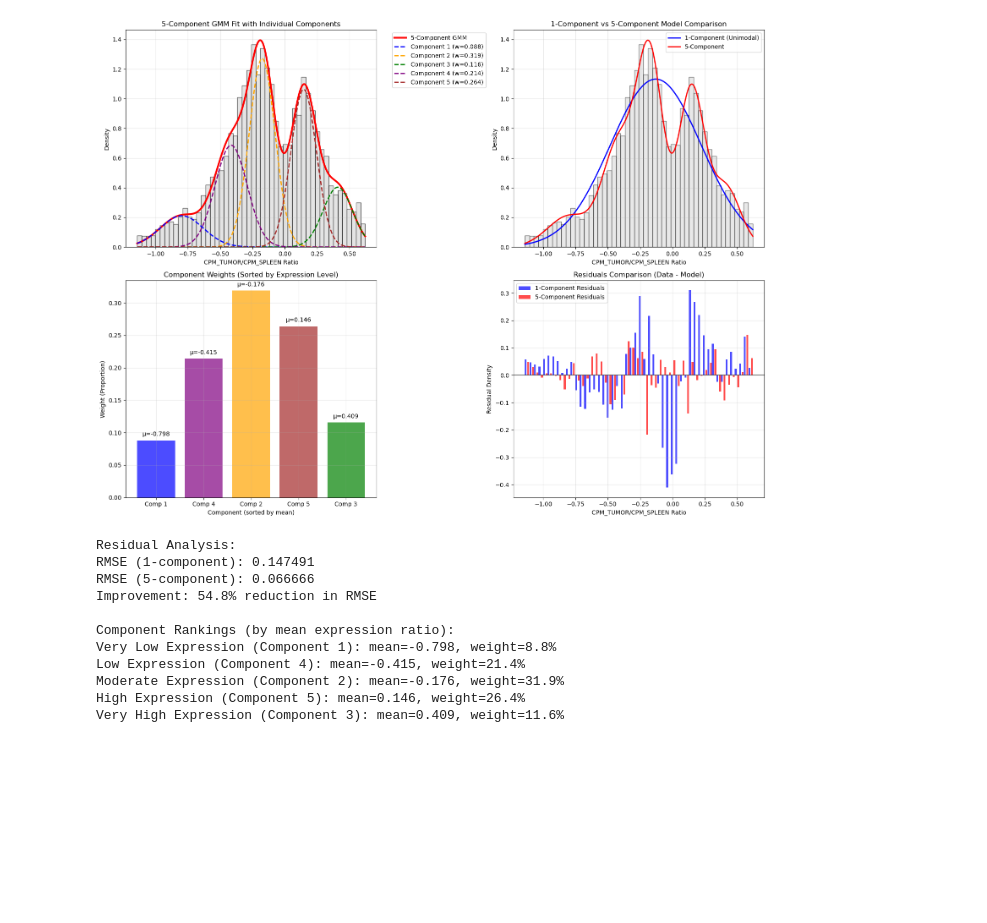
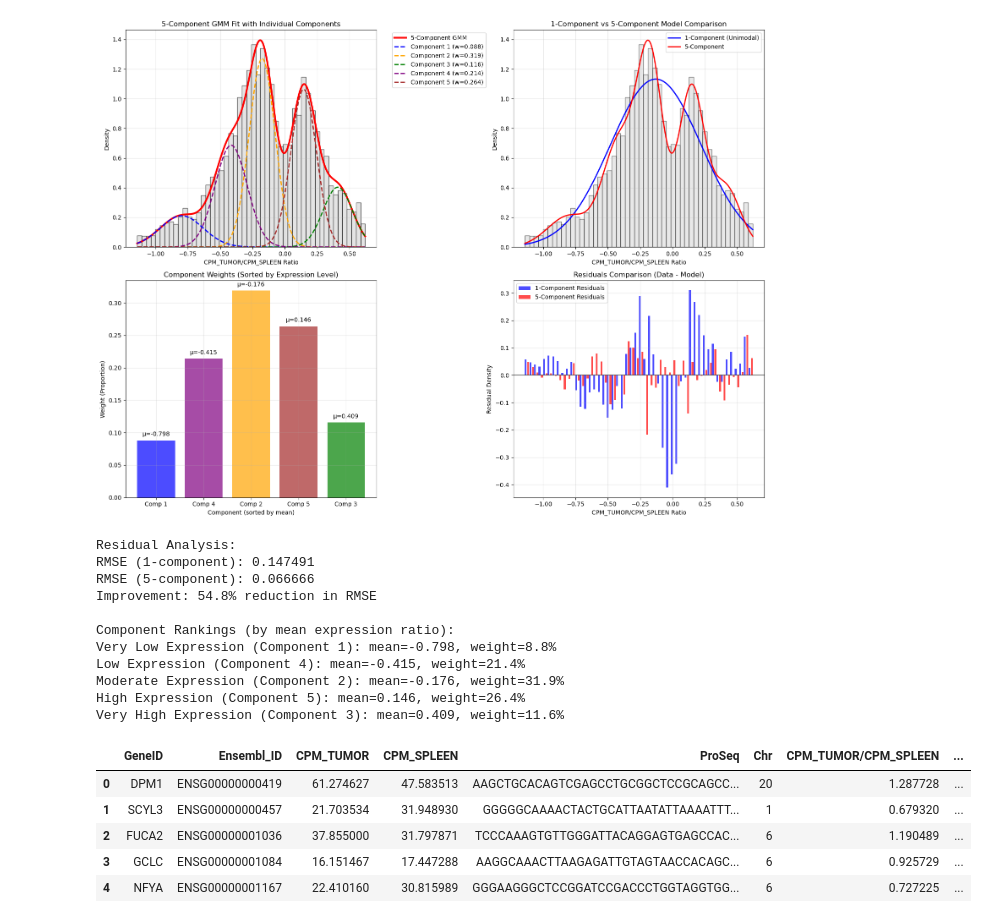
Before and after one commit to JaydenThai/DS-Research-Project-Tumor-Expression, a Jupyter notebook: notebooks/exploratory/bimodality.ipynb, the cells around one changed output. Cells and saved outputs as stored; diff of their text form; code cells hidden in the pictures; blank space fills up the shorter version.

```diff
--- a/notebooks/exploratory/bimodality.ipynb
+++ b/notebooks/exploratory/bimodality.ipynb
@@ -888,3 +888,18 @@ Low Expression (Component 4): mean=-0.415, weight=21.4%
 Moderate Expression (Component 2): mean=-0.176, weight=31.9%
 High Expression (Component 5): mean=0.146, weight=26.4%
 Very High Expression (Component 3): mean=0.409, weight=11.6%
+# %%
+# save binary classification data
+
+# create new variable which is 0 if the ratio is less than 0 and 1 if the ratio is greater than 0
+data_binary = pd.DataFrame(data)
+data_binary['binary_classification'] = np.where(data_binary['log(CPM_TUMOR/CPM_SPLEEN)'] > 0, 1, 0)
+
+data_binary.head()
+# %% [output]
+|  | GeneID | Ensembl_ID | CPM_TUMOR | CPM_SPLEEN | ProSeq | Chr | CPM_TUMOR/CPM_SPLEEN | ... |
+| 0 | DPM1 | ENSG00000000419 | 61.274627 | 47.583513 | AAGCTGCACAGTCGAGCCTGCGGCTCCGCAGCC... | 20 | 1.287728 | ... |
+| 1 | SCYL3 | ENSG00000000457 | 21.703534 | 31.948930 | GGGGGCAAAACTACTGCATTAATATTAAAATTT... | 1 | 0.679320 | ... |
+| 2 | FUCA2 | ENSG00000001036 | 37.855000 | 31.797871 | TCCCAAAGTGTTGGGATTACAGGAGTGAGCCAC... | 6 | 1.190489 | ... |
+| 3 | GCLC | ENSG00000001084 | 16.151467 | 17.447288 | AAGGCAAACTTAAGAGATTGTAGTAACCACAGC... | 6 | 0.925729 | ... |
+| 4 | NFYA | ENSG00000001167 | 22.410160 | 30.815989 | GGGAAGGGCTCCGGATCCGACCCTGGTAGGTGG... | 6 | 0.727225 | ... |
```
Also changed, not shown: parts of 1 cell of this notebook, 30 other files.
